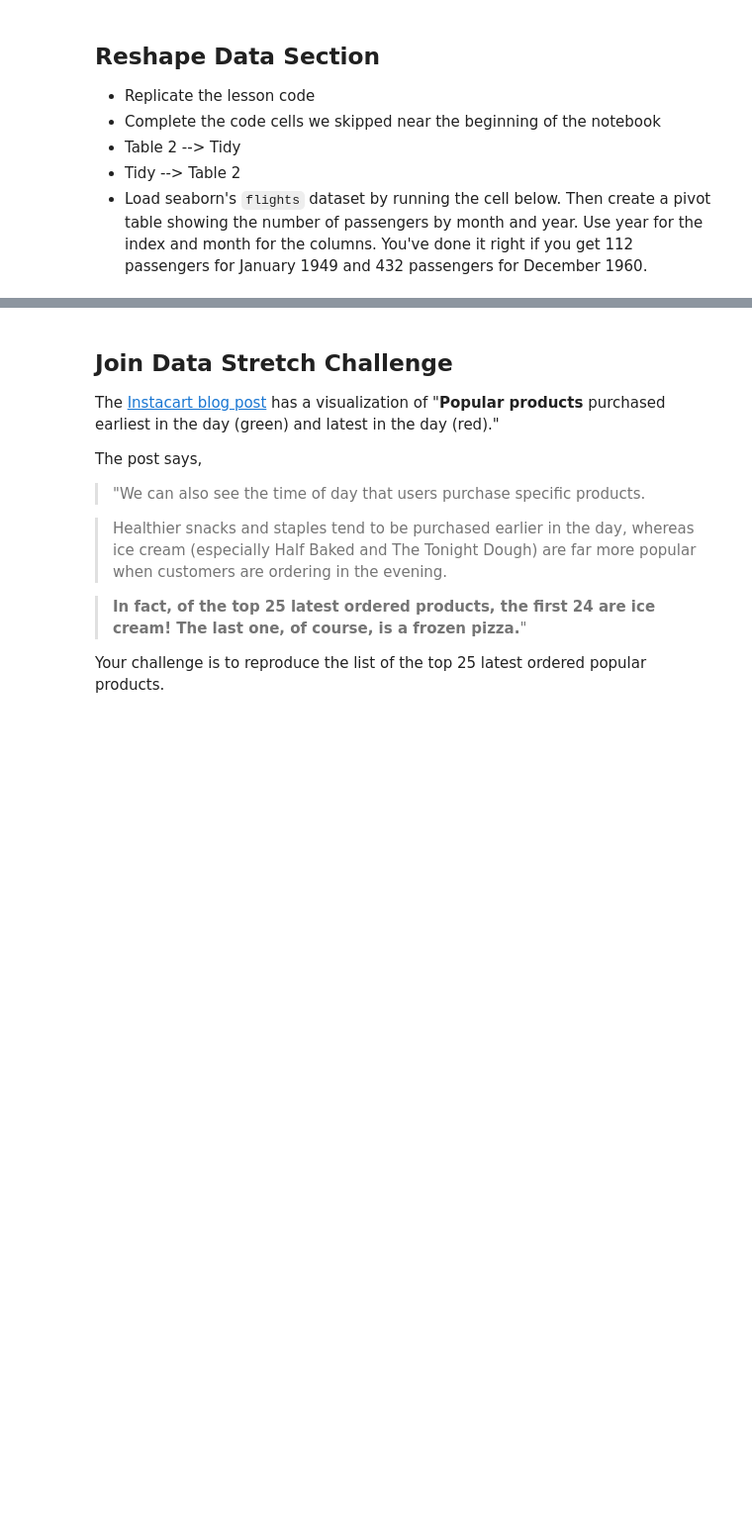
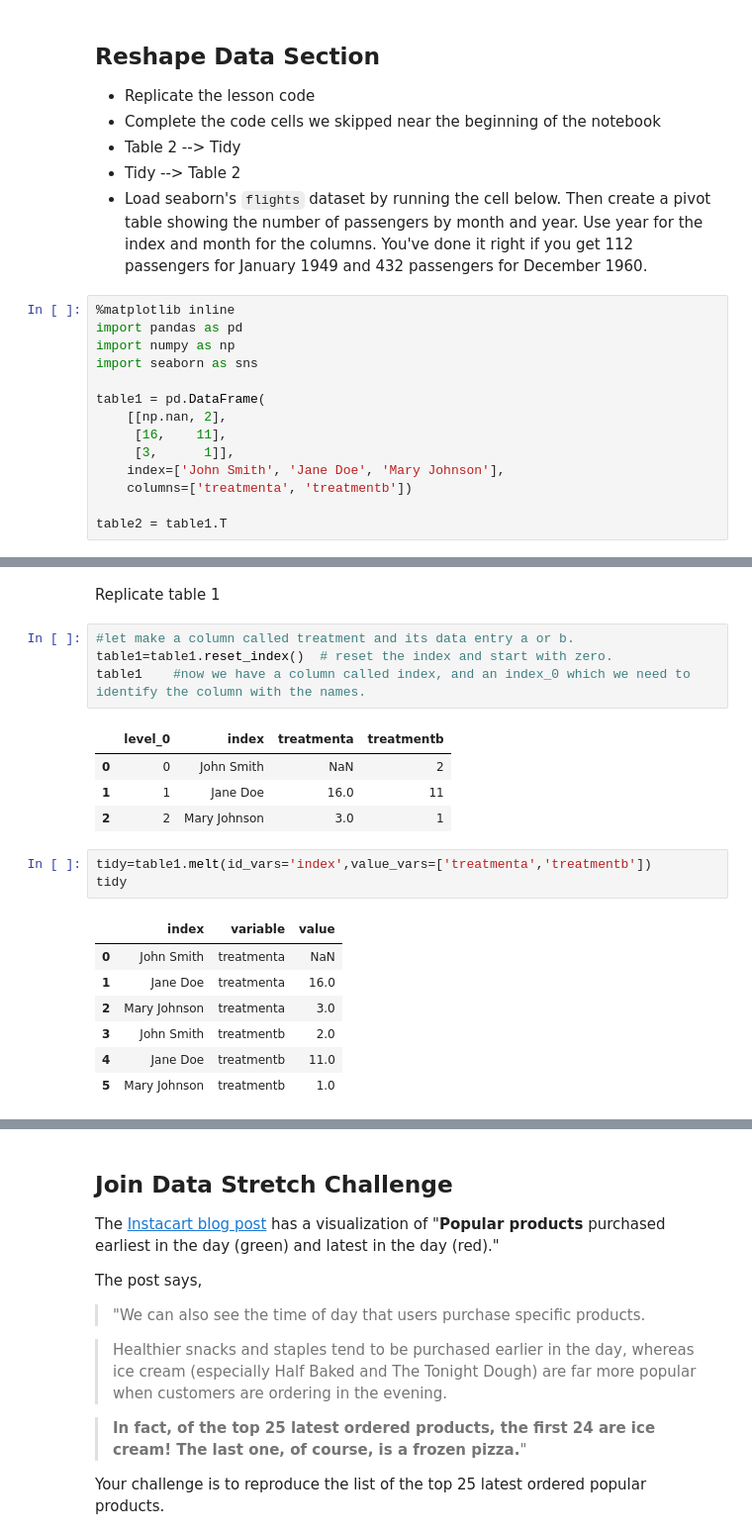
Before and after one commit to DAVIDnHANG/DS-Unit-1-Sprint-2-Data-Wrangling-and-Storytelling, a Jupyter notebook: module1-join-and-reshape-data/LS_DS_121_Join_and_Reshape_Data_Assignment_TurnIn.ipynb, the cells around one changed output, grey strips where cells are left out. Shown at 99% size. Saved outputs shown, nothing was run; the diff lists cells and outputs as text; blank space fills up the shorter version.

```diff
--- a/module1-join-and-reshape-data/LS_DS_121_Join_and_Reshape_Data_Assignment_TurnIn.ipynb
+++ b/module1-join-and-reshape-data/LS_DS_121_Join_and_Reshape_Data_Assignment_TurnIn.ipynb
@@ -166,3 +167,17 @@ Name: product_name, dtype: int64
 - Table 2 --> Tidy
 - Tidy --> Table 2
 - Load seaborn's `flights` dataset by running the cell below. Then create a pivot table showing the number of passengers by month and year. Use year for the index and month for the columns. You've done it right if you get 112 passengers for January 1949 and 432 passengers for December 1960.
+# %%
+%matplotlib inline
+import pandas as pd
+import numpy as np
+import seaborn as sns
+
+table1 = pd.DataFrame(
+    [[np.nan, 2],
+     [16,    11],
+     [3,      1]],
+    index=['John Smith', 'Jane Doe', 'Mary Johnson'],
+    columns=['treatmenta', 'treatmentb'])
+
+table2 = table1.T
@@ -168,0 +191,22 @@ Name: product_name, dtype: int64
+# %% [markdown]
+Replicate table 1
+# %%
+#let make a column called treatment and its data entry a or b.
+table1=table1.reset_index()  # reset the index and start with zero.
+table1    #now we have a column called index, and an index_0 which we need to identify the column with the names.
+# %% [output]
+|  | level_0 | index | treatmenta | treatmentb |
+| 0 | 0 | John Smith | NaN | 2 |
+| 1 | 1 | Jane Doe | 16.0 | 11 |
+| 2 | 2 | Mary Johnson | 3.0 | 1 |
+# %%
+tidy=table1.melt(id_vars='index',value_vars=['treatmenta','treatmentb'])
+tidy
+# %% [output]
+|  | index | variable | value |
+| 0 | John Smith | treatmenta | NaN |
+| 1 | Jane Doe | treatmenta | 16.0 |
+| 2 | Mary Johnson | treatmenta | 3.0 |
+| 3 | John Smith | treatmentb | 2.0 |
+| 4 | Jane Doe | treatmentb | 11.0 |
+| 5 | Mary Johnson | treatmentb | 1.0 |
```
Also changed, not shown: parts of 12 cells of this notebook.
